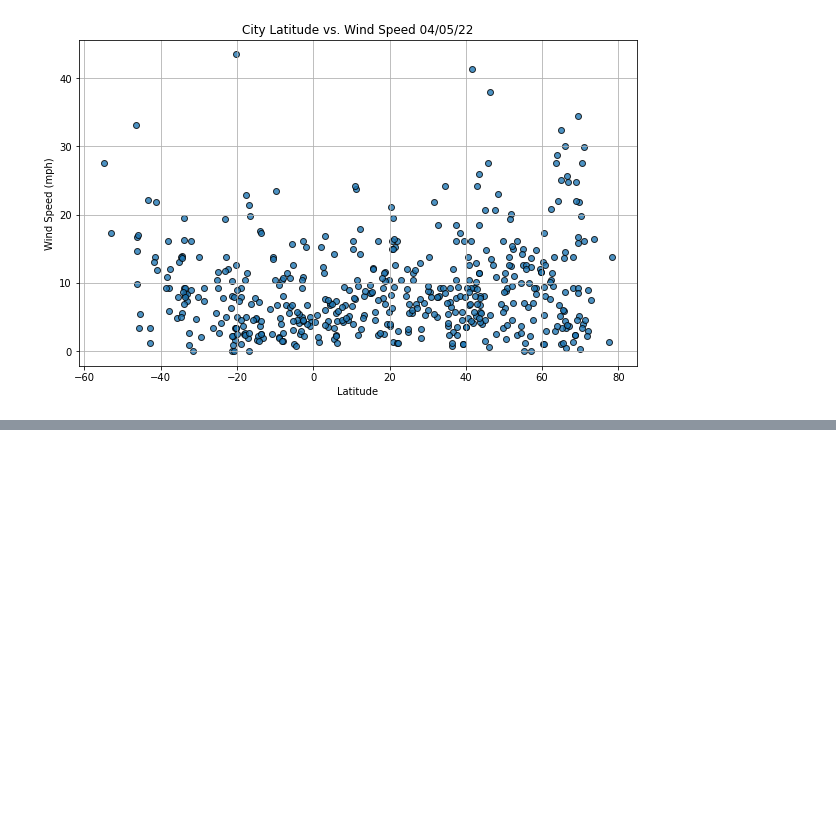
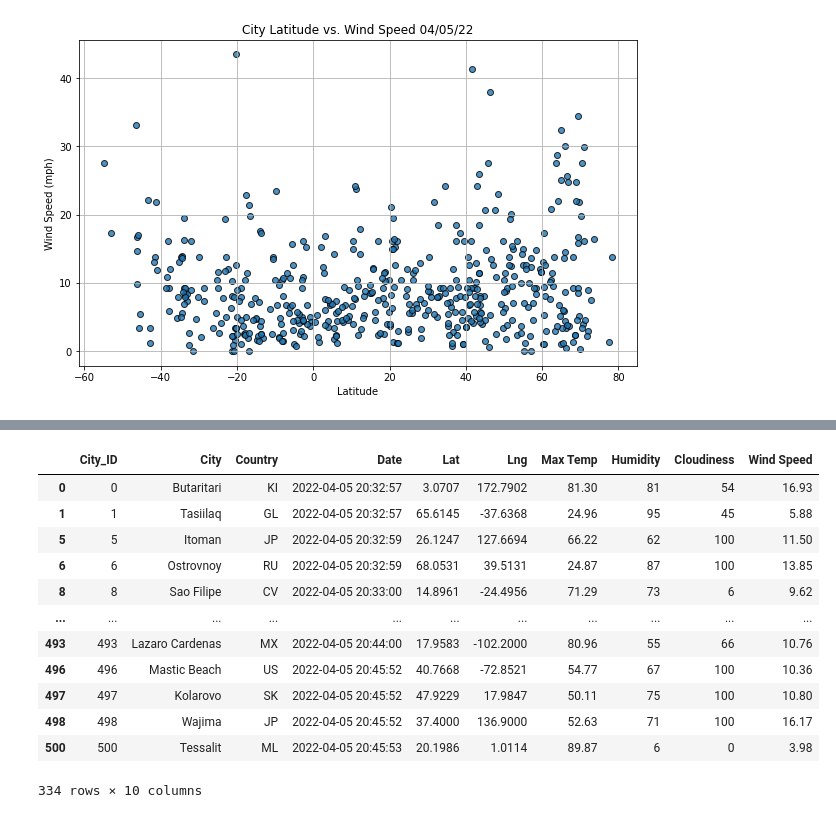
Before and after one commit to ericng921/World_Weather_Analysis, a Jupyter notebook: WeatherPy.ipynb, the cells around one changed output, grey strips where cells are left out. Drawn from its saved outputs; the diff is of its cells as text; code cells hidden in the pictures; blank space fills up the shorter version.

```diff
--- a/WeatherPy.ipynb
+++ b/WeatherPy.ipynb
@@ -256,4 +255,6 @@ plt.show()
 # %% [output]
 [figure]
 # %%
-''
+# Add a variable to load a file from a path.
+city_data = "weather_data/cities.csv"
+city_data
@@ -259,0 +263,4 @@ plt.show()
+# %%
+#read the data and store into a Pandas DataFrame
+city_data_df = pd.read_csv(city_data)
+city_data_df.head(10)
@@ -259,0 +333,16 @@ plt.show()
+# %%
+city_data_df.loc[(city_data_df["Lat"] >= 0)]
+# %% [output]
+|  | City_ID | City | Country | Date | Lat | Lng | Max Temp | Humidity | Cloudiness | Wind Speed |
+| 0 | 0 | Butaritari | KI | 2022-04-05 20:32:57 | 3.0707 | 172.7902 | 81.30 | 81 | 54 | 16.93 |
+| 1 | 1 | Tasiilaq | GL | 2022-04-05 20:32:57 | 65.6145 | -37.6368 | 24.96 | 95 | 45 | 5.88 |
+| 5 | 5 | Itoman | JP | 2022-04-05 20:32:59 | 26.1247 | 127.6694 | 66.22 | 62 | 100 | 11.50 |
+| 6 | 6 | Ostrovnoy | RU | 2022-04-05 20:32:59 | 68.0531 | 39.5131 | 24.87 | 87 | 100 | 13.85 |
+| 8 | 8 | Sao Filipe | CV | 2022-04-05 20:33:00 | 14.8961 | -24.4956 | 71.29 | 73 | 6 | 9.62 |
+| ... | ... | ... | ... | ... | ... | ... | ... | ... | ... | ... |
+| 493 | 493 | Lazaro Cardenas | MX | 2022-04-05 20:44:00 | 17.9583 | -102.2000 | 80.96 | 55 | 66 | 10.76 |
+| 496 | 496 | Mastic Beach | US | 2022-04-05 20:45:52 | 40.7668 | -72.8521 | 54.77 | 67 | 100 | 10.36 |
+| 497 | 497 | Kolarovo | SK | 2022-04-05 20:45:52 | 47.9229 | 17.9847 | 50.11 | 75 | 100 | 10.80 |
+| 498 | 498 | Wajima | JP | 2022-04-05 20:45:52 | 37.4000 | 136.9000 | 52.63 | 71 | 100 | 16.17 |
+| 500 | 500 | Tessalit | ML | 2022-04-05 20:45:53 | 20.1986 | 1.0114 | 89.87 | 6 | 0 | 3.98 |
+334 rows × 10 columns
```
Also changed, not shown: parts of 7 cells of this notebook, 1 other file.
